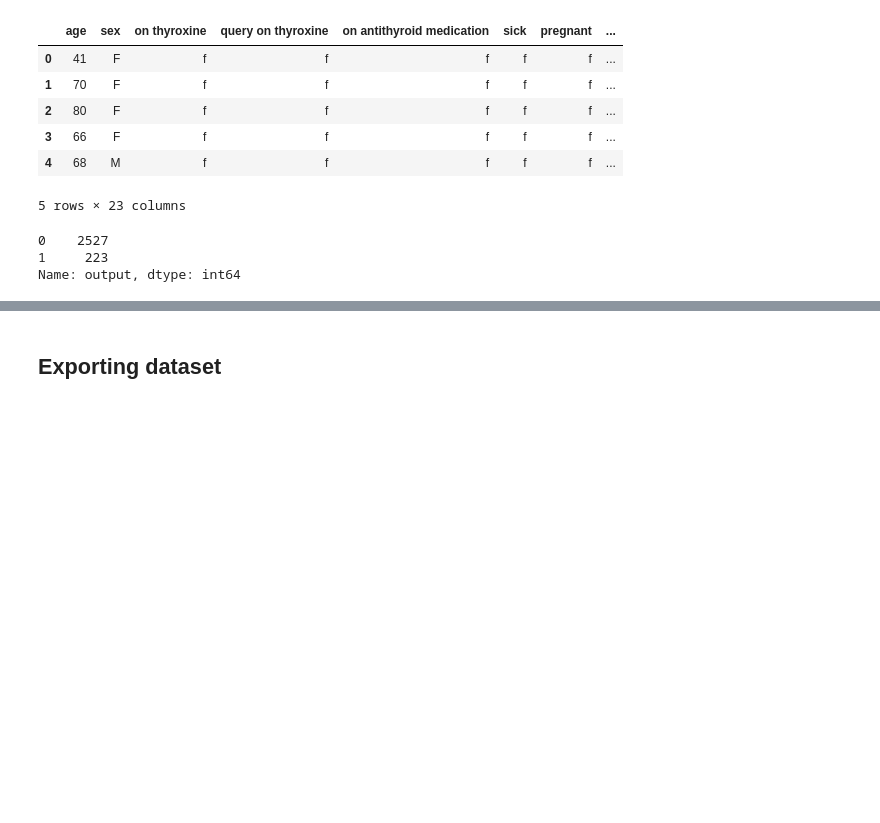
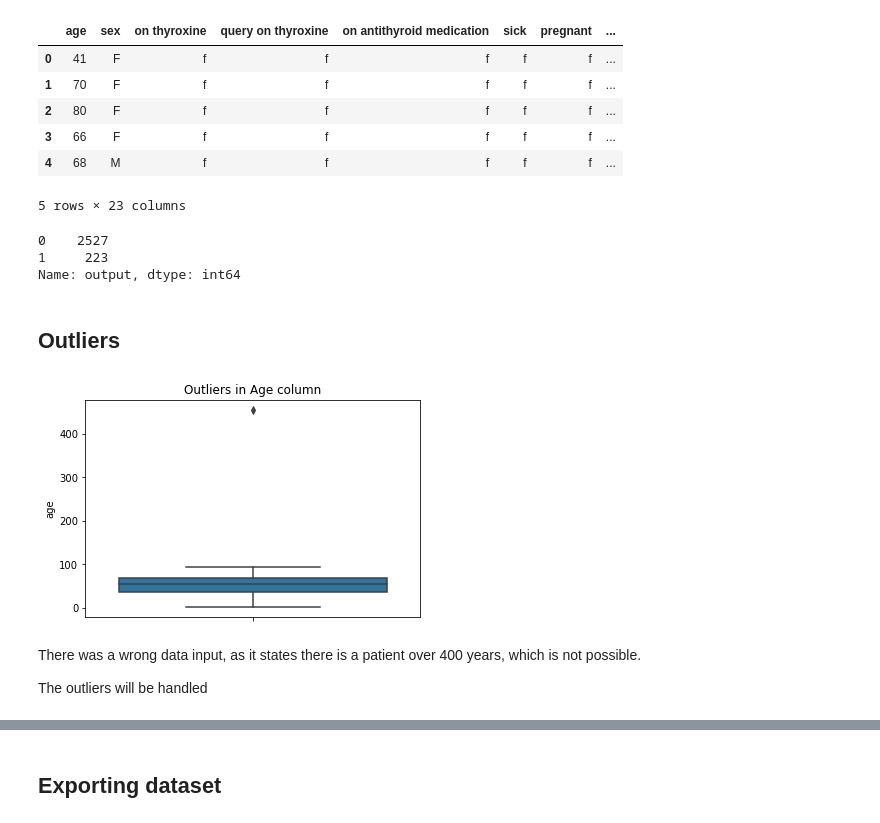
Before and after one commit to mbururyan/Hypothyroid-Disease-Detection-System, a Jupyter notebook: cleaning.ipynb, the cells around one changed output, grey strips where cells are left out. Drawn from its saved outputs; the diff is of its cells as text; code cells hidden in the pictures; blank space fills up the shorter version.

Commit message:
handled outliers

```diff
--- a/cleaning.ipynb
+++ b/cleaning.ipynb
@@ -392,3 +392,21 @@ data2['output'].value_counts()
 0    2527
 1     223
 Name: output, dtype: int64
+# %% [markdown]
+## Outliers
+# %%
+# Will check for outliers using boxplots
+
+# Will check in the age column, as the rest of the numeric columns are measurements taken by doctors
+import seaborn as sns
+import matplotlib.pyplot as plt
+
+sns.boxplot(data = data2, y = 'age')
+plt.title('Outliers in Age column')
+plt.show()
+# %% [output]
+[figure, added]
+# %% [markdown]
+There was a wrong data input, as it states there is a patient over 400 years, which is not possible.
+
+The outliers will be handled
```
Also changed, not shown: parts of 4 cells of this notebook.
